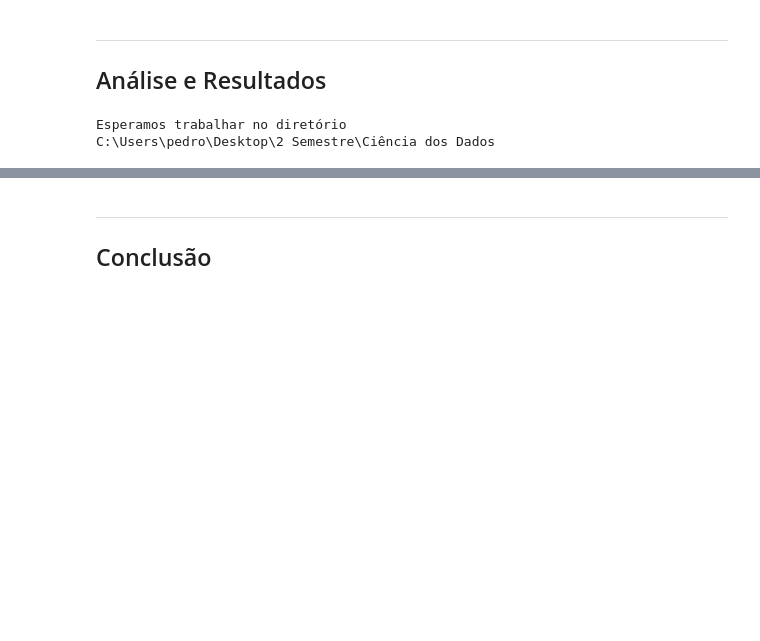
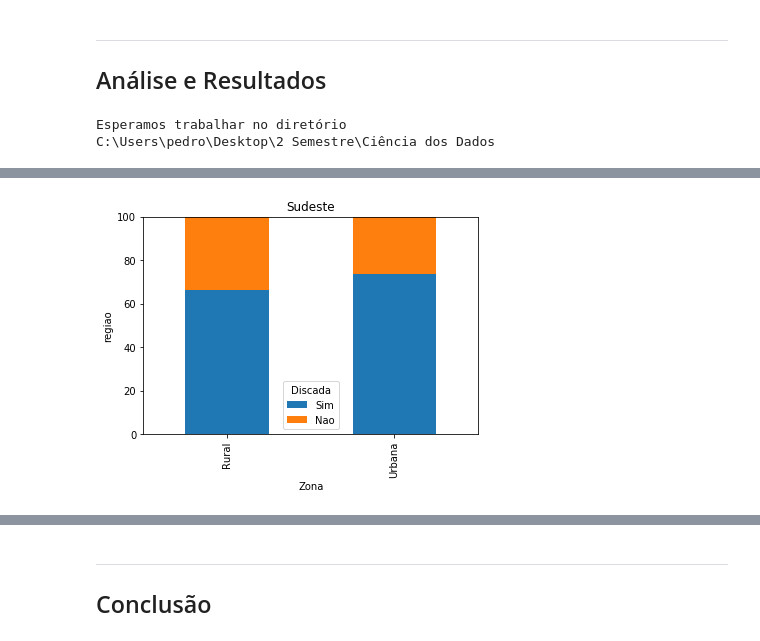
Before and after one commit to PedroG-Lopes/Cienc.Dados, a Jupyter notebook: Projeto1 - PedroLopes.ipynb, the cells around one changed output, grey strips where cells are left out. Drawn from its saved outputs; the diff is of its cells as text; code cells hidden in the pictures; blank space fills up the shorter version.

```diff
--- a/Projeto1 - PedroLopes.ipynb
+++ b/Projeto1 - PedroLopes.ipynb
@@ -73,0 +120,3 @@ dados
+# %%
+ct3 = (pd.crosstab(dados.ZONA[dados.Regiao=='Cento-Oeste'],dados.TresGQuatroG, margins=True, rownames=['Zona'], colnames=['Discada'], normalize='index')*100).round(decimals=1)
+ct3
@@ -73,0 +129,7 @@ dados
+# %%
+plot = ct3.iloc[0:2,].plot(kind='bar', stacked=True,title='Sudeste')
+plot.set_ylim([0, 100])
+plt.ylabel('regiao')
+plt.show()
+# %% [output]
+[figure, added]
```
Also changed, not shown: parts of 20 cells of this notebook.
